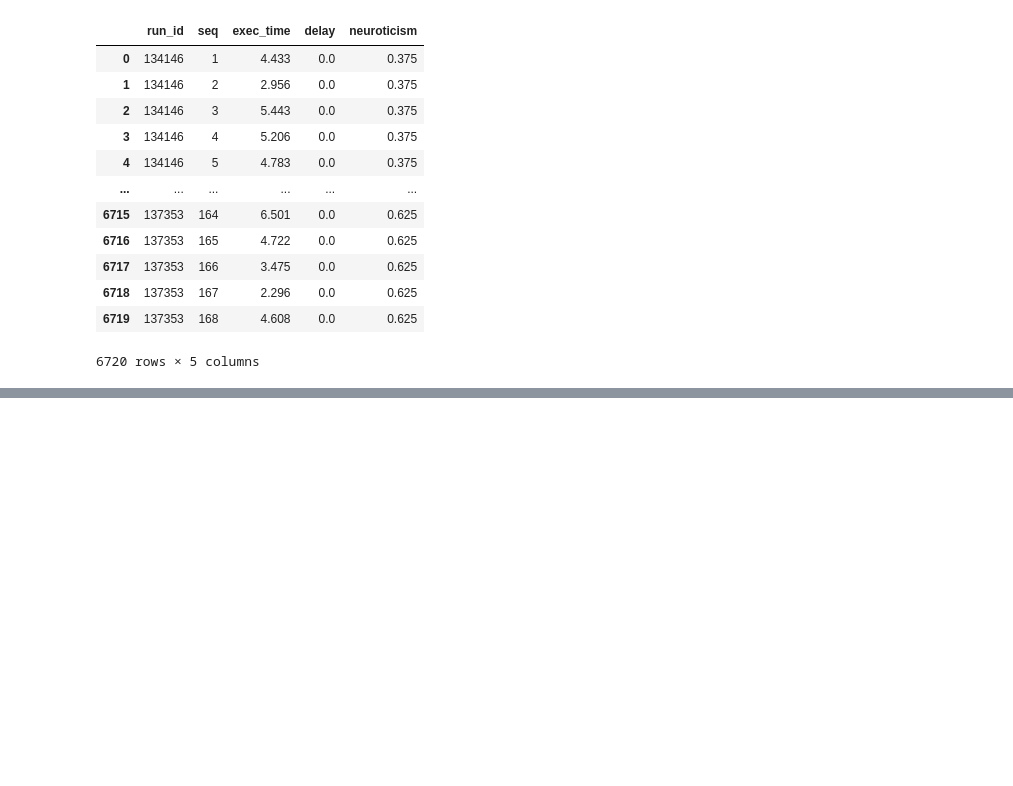
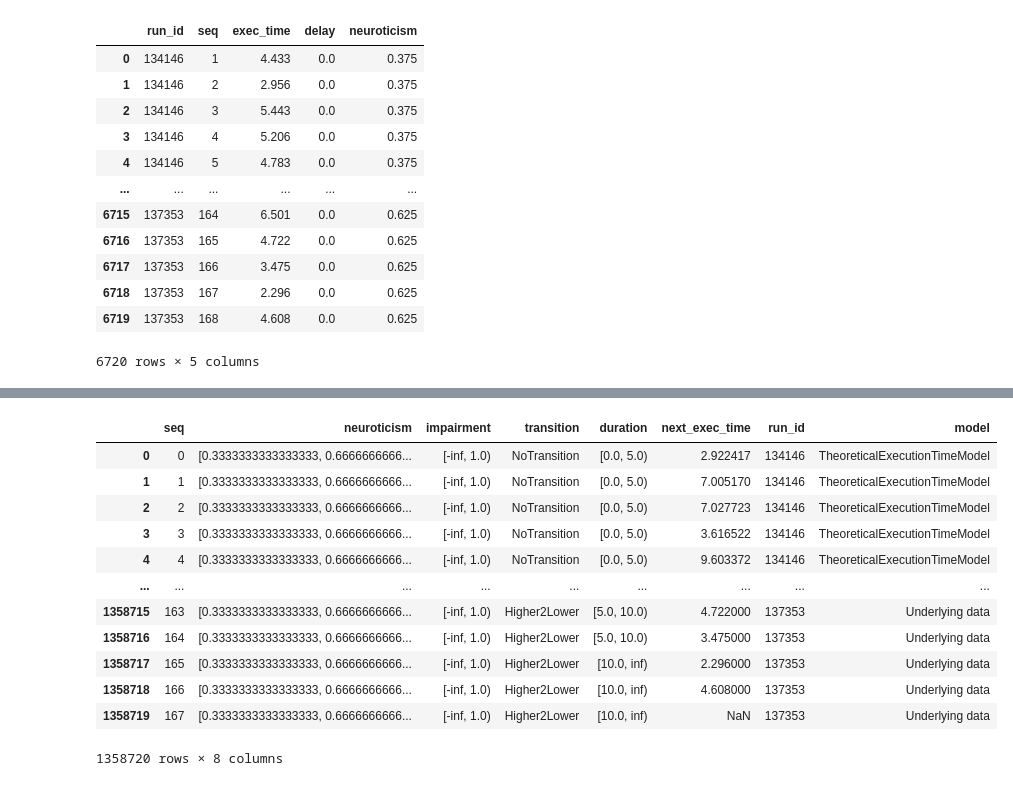
Before and after one commit to vnmo/EdgeDroid2, a Jupyter notebook: analysis/models.ipynb, the cells around one changed output, grey strips where cells are left out. Drawn from its saved outputs; the diff is of its cells as text; code cells hidden in the pictures; blank space fills up the shorter version.

```diff
--- a/analysis/models.ipynb
+++ b/analysis/models.ipynb
@@ -281,0 +151,17 @@ results.corr()
+# %%
+df = pd.concat((df1, df2), ignore_index=True)
+df
+# %% [output]
+|  | seq | neuroticism | impairment | transition | duration | next_exec_time | run_id | model |
+| 0 | 0 | [0.3333333333333333, 0.6666666666... | [-inf, 1.0) | NoTransition | [0.0, 5.0) | 2.922417 | 134146 | TheoreticalExecutionTimeModel |
+| 1 | 1 | [0.3333333333333333, 0.6666666666... | [-inf, 1.0) | NoTransition | [0.0, 5.0) | 7.005170 | 134146 | TheoreticalExecutionTimeModel |
+| 2 | 2 | [0.3333333333333333, 0.6666666666... | [-inf, 1.0) | NoTransition | [0.0, 5.0) | 7.027723 | 134146 | TheoreticalExecutionTimeModel |
+| 3 | 3 | [0.3333333333333333, 0.6666666666... | [-inf, 1.0) | NoTransition | [0.0, 5.0) | 3.616522 | 134146 | TheoreticalExecutionTimeModel |
+| 4 | 4 | [0.3333333333333333, 0.6666666666... | [-inf, 1.0) | NoTransition | [0.0, 5.0) | 9.603372 | 134146 | TheoreticalExecutionTimeModel |
+| ... | ... | ... | ... | ... | ... | ... | ... | ... |
+| 1358715 | 163 | [0.3333333333333333, 0.6666666666... | [-inf, 1.0) | Higher2Lower | [5.0, 10.0) | 4.722000 | 137353 | Underlying data |
+| 1358716 | 164 | [0.3333333333333333, 0.6666666666... | [-inf, 1.0) | Higher2Lower | [5.0, 10.0) | 3.475000 | 137353 | Underlying data |
+| 1358717 | 165 | [0.3333333333333333, 0.6666666666... | [-inf, 1.0) | Higher2Lower | [10.0, inf) | 2.296000 | 137353 | Underlying data |
+| 1358718 | 166 | [0.3333333333333333, 0.6666666666... | [-inf, 1.0) | Higher2Lower | [10.0, inf) | 4.608000 | 137353 | Underlying data |
+| 1358719 | 167 | [0.3333333333333333, 0.6666666666... | [-inf, 1.0) | Higher2Lower | [10.0, inf) | NaN | 137353 | Underlying data |
+1358720 rows × 8 columns
```
Also changed, not shown: parts of 18 cells of this notebook, 1 other file.
